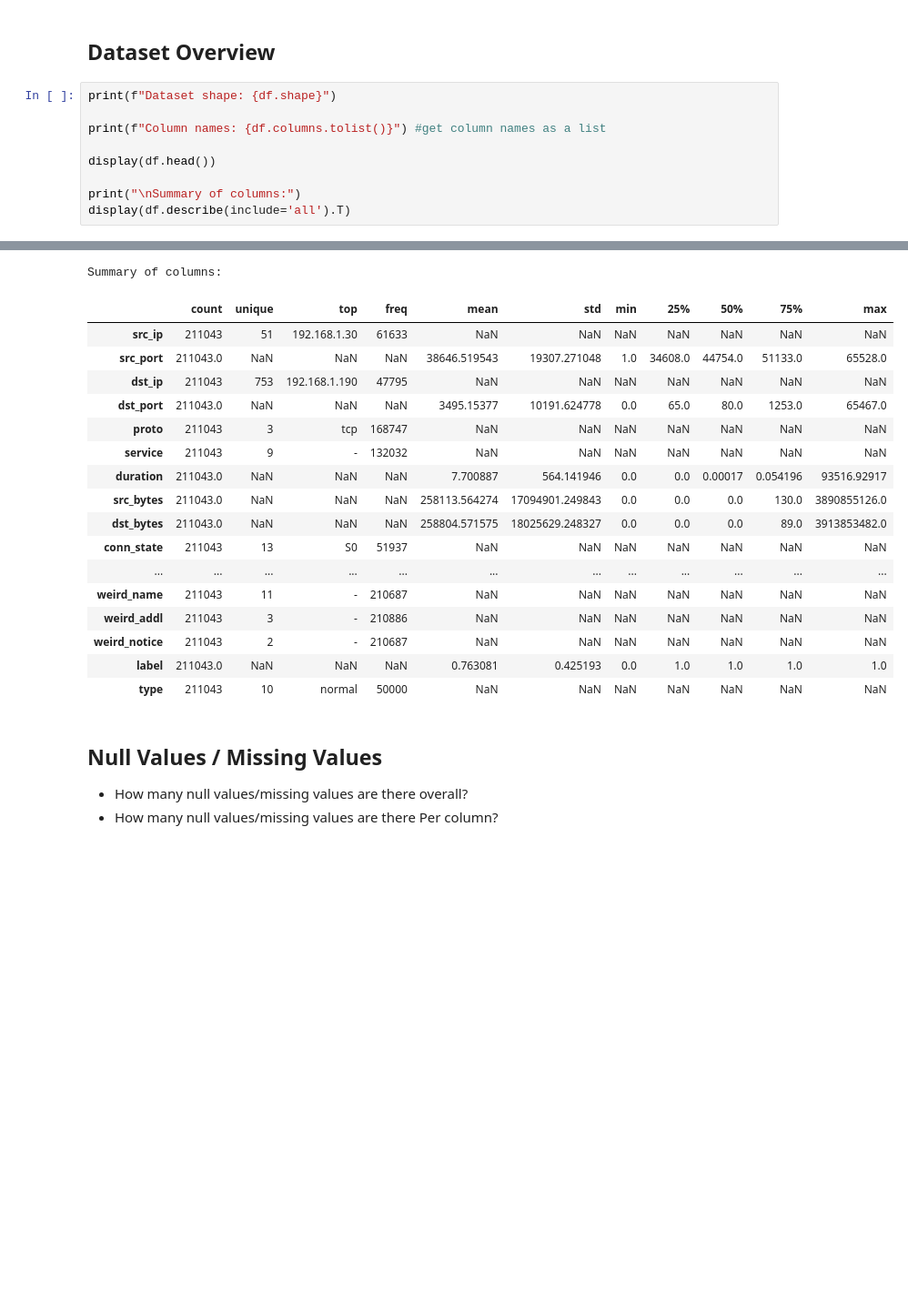
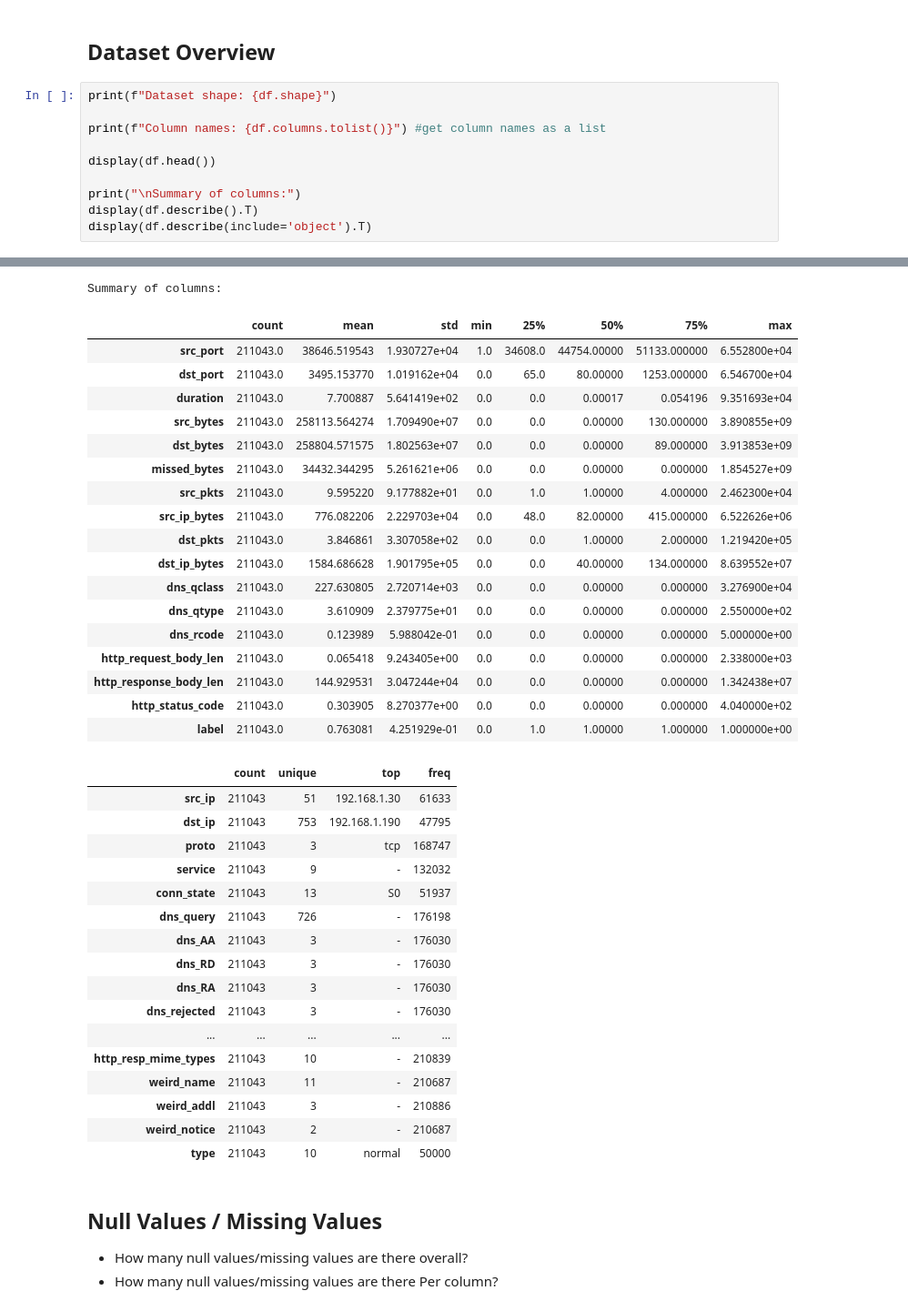
Before and after one commit to wiwiwashere/TON_loT_network, a Jupyter notebook: Explore_dataset.ipynb, the cells around one changed output, grey strips where cells are left out. Shown at 91% size. Cells and saved outputs as stored; diff of their text form; blank space fills up the shorter version.

```diff
--- a/Explore_dataset.ipynb
+++ b/Explore_dataset.ipynb
@@ -31,40 +31,59 @@ Action Items:
 # %%
 print(f"Dataset shape: {df.shape}")
 
 print(f"Column names: {df.columns.tolist()}") #get column names as a list
 
 display(df.head())
 
 print("\nSummary of columns:")
-display(df.describe(include='all').T)
+display(df.describe().T)
+display(df.describe(include='object').T)
 # %% [output]
 Dataset shape: (211043, 44)
 Column names: ['src_ip', 'src_port', 'dst_ip', 'dst_port', 'proto', 'service', 'duration', 'src_bytes', 'dst_bytes', 'conn_state', 'missed_bytes', 'src_pkts', 'src_ip_bytes', 'dst_pkts', 'dst_ip_bytes ...
 |  | src_ip | src_port | dst_ip | dst_port | proto | service | duration | src_bytes | dst_bytes | conn_state | ... |
 | 0 | 192.168.1.37 | 4444 | 192.168.1.193 | 49178 | tcp | - | 290.371539 | 101568 | 2592 | OTH | ... |
 | 1 | 192.168.1.193 | 49180 | 192.168.1.37 | 8080 | tcp | - | 0.000102 | 0 | 0 | REJ | ... |
 | 2 | 192.168.1.193 | 49180 | 192.168.1.37 | 8080 | tcp | - | 0.000148 | 0 | 0 | REJ | ... |
 | 3 | 192.168.1.193 | 49180 | 192.168.1.37 | 8080 | tcp | - | 0.000113 | 0 | 0 | REJ | ... |
 | 4 | 192.168.1.193 | 49180 | 192.168.1.37 | 8080 | tcp | - | 0.000130 | 0 | 0 | REJ | ... |
 5 rows × 44 columns
 Summary of columns:
-|  | count | unique | top | freq | mean | std | min | 25% | 50% | 75% | max |
-| src_ip | 211043 | 51 | 192.168.1.30 | 61633 | NaN | NaN | NaN | NaN | NaN | NaN | NaN |
-| src_port | 211043.0 | NaN | NaN | NaN | 38646.519543 | 19307.271048 | 1.0 | 34608.0 | 44754.0 | 51133.0 | 65528.0 |
-| dst_ip | 211043 | 753 | 192.168.1.190 | 47795 | NaN | NaN | NaN | NaN | NaN | NaN | NaN |
-| dst_port | 211043.0 | NaN | NaN | NaN | 3495.15377 | 10191.624778 | 0.0 | 65.0 | 80.0 | 1253.0 | 65467.0 |
-| proto | 211043 | 3 | tcp | 168747 | NaN | NaN | NaN | NaN | NaN | NaN | NaN |
-| service | 211043 | 9 | - | 132032 | NaN | NaN | NaN | NaN | NaN | NaN | NaN |
-| duration | 211043.0 | NaN | NaN | NaN | 7.700887 | 564.141946 | 0.0 | 0.0 | 0.00017 | 0.054196 | 93516.92917 |
-| src_bytes | 211043.0 | NaN | NaN | NaN | 258113.564274 | 17094901.249843 | 0.0 | 0.0 | 0.0 | 130.0 | 3890855126.0 |
-| dst_bytes | 211043.0 | NaN | NaN | NaN | 258804.571575 | 18025629.248327 | 0.0 | 0.0 | 0.0 | 89.0 | 3913853482.0 |
-| conn_state | 211043 | 13 | S0 | 51937 | NaN | NaN | NaN | NaN | NaN | NaN | NaN |
-| ... | ... | ... | ... | ... | ... | ... | ... | ... | ... | ... | ... |
-| weird_name | 211043 | 11 | - | 210687 | NaN | NaN | NaN | NaN | NaN | NaN | NaN |
-| weird_addl | 211043 | 3 | - | 210886 | NaN | NaN | NaN | NaN | NaN | NaN | NaN |
-| weird_notice | 211043 | 2 | - | 210687 | NaN | NaN | NaN | NaN | NaN | NaN | NaN |
-| label | 211043.0 | NaN | NaN | NaN | 0.763081 | 0.425193 | 0.0 | 1.0 | 1.0 | 1.0 | 1.0 |
-| type | 211043 | 10 | normal | 50000 | NaN | NaN | NaN | NaN | NaN | NaN | NaN |
+|  | count | mean | std | min | 25% | 50% | 75% | max |
+| src_port | 211043.0 | 38646.519543 | 1.930727e+04 | 1.0 | 34608.0 | 44754.00000 | 51133.000000 | 6.552800e+04 |
+| dst_port | 211043.0 | 3495.153770 | 1.019162e+04 | 0.0 | 65.0 | 80.00000 | 1253.000000 | 6.546700e+04 |
+| duration | 211043.0 | 7.700887 | 5.641419e+02 | 0.0 | 0.0 | 0.00017 | 0.054196 | 9.351693e+04 |
+| src_bytes | 211043.0 | 258113.564274 | 1.709490e+07 | 0.0 | 0.0 | 0.00000 | 130.000000 | 3.890855e+09 |
+| dst_bytes | 211043.0 | 258804.571575 | 1.802563e+07 | 0.0 | 0.0 | 0.00000 | 89.000000 | 3.913853e+09 |
+| missed_bytes | 211043.0 | 34432.344295 | 5.261621e+06 | 0.0 | 0.0 | 0.00000 | 0.000000 | 1.854527e+09 |
+| src_pkts | 211043.0 | 9.595220 | 9.177882e+01 | 0.0 | 1.0 | 1.00000 | 4.000000 | 2.462300e+04 |
+| src_ip_bytes | 211043.0 | 776.082206 | 2.229703e+04 | 0.0 | 48.0 | 82.00000 | 415.000000 | 6.522626e+06 |
+| dst_pkts | 211043.0 | 3.846861 | 3.307058e+02 | 0.0 | 0.0 | 1.00000 | 2.000000 | 1.219420e+05 |
+| dst_ip_bytes | 211043.0 | 1584.686628 | 1.901795e+05 | 0.0 | 0.0 | 40.00000 | 134.000000 | 8.639552e+07 |
+| dns_qclass | 211043.0 | 227.630805 | 2.720714e+03 | 0.0 | 0.0 | 0.00000 | 0.000000 | 3.276900e+04 |
+| dns_qtype | 211043.0 | 3.610909 | 2.379775e+01 | 0.0 | 0.0 | 0.00000 | 0.000000 | 2.550000e+02 |
+| dns_rcode | 211043.0 | 0.123989 | 5.988042e-01 | 0.0 | 0.0 | 0.00000 | 0.000000 | 5.000000e+00 |
+| http_request_body_len | 211043.0 | 0.065418 | 9.243405e+00 | 0.0 | 0.0 | 0.00000 | 0.000000 | 2.338000e+03 |
+| http_response_body_len | 211043.0 | 144.929531 | 3.047244e+04 | 0.0 | 0.0 | 0.00000 | 0.000000 | 1.342438e+07 |
+| http_status_code | 211043.0 | 0.303905 | 8.270377e+00 | 0.0 | 0.0 | 0.00000 | 0.000000 | 4.040000e+02 |
+| label | 211043.0 | 0.763081 | 4.251929e-01 | 0.0 | 1.0 | 1.00000 | 1.000000 | 1.000000e+00 |
+|  | count | unique | top | freq |
+| src_ip | 211043 | 51 | 192.168.1.30 | 61633 |
+| dst_ip | 211043 | 753 | 192.168.1.190 | 47795 |
+| proto | 211043 | 3 | tcp | 168747 |
+| service | 211043 | 9 | - | 132032 |
+| conn_state | 211043 | 13 | S0 | 51937 |
+| dns_query | 211043 | 726 | - | 176198 |
+| dns_AA | 211043 | 3 | - | 176030 |
+| dns_RD | 211043 | 3 | - | 176030 |
+| dns_RA | 211043 | 3 | - | 176030 |
+| dns_rejected | 211043 | 3 | - | 176030 |
+| ... | ... | ... | ... | ... |
+| http_resp_mime_types | 211043 | 10 | - | 210839 |
+| weird_name | 211043 | 11 | - | 210687 |
+| weird_addl | 211043 | 3 | - | 210886 |
+| weird_notice | 211043 | 2 | - | 210687 |
+| type | 211043 | 10 | normal | 50000 |
 # %% [markdown]
 ## Null Values / Missing Values
 
```
Also changed, not shown: parts of 4 cells of this notebook.
